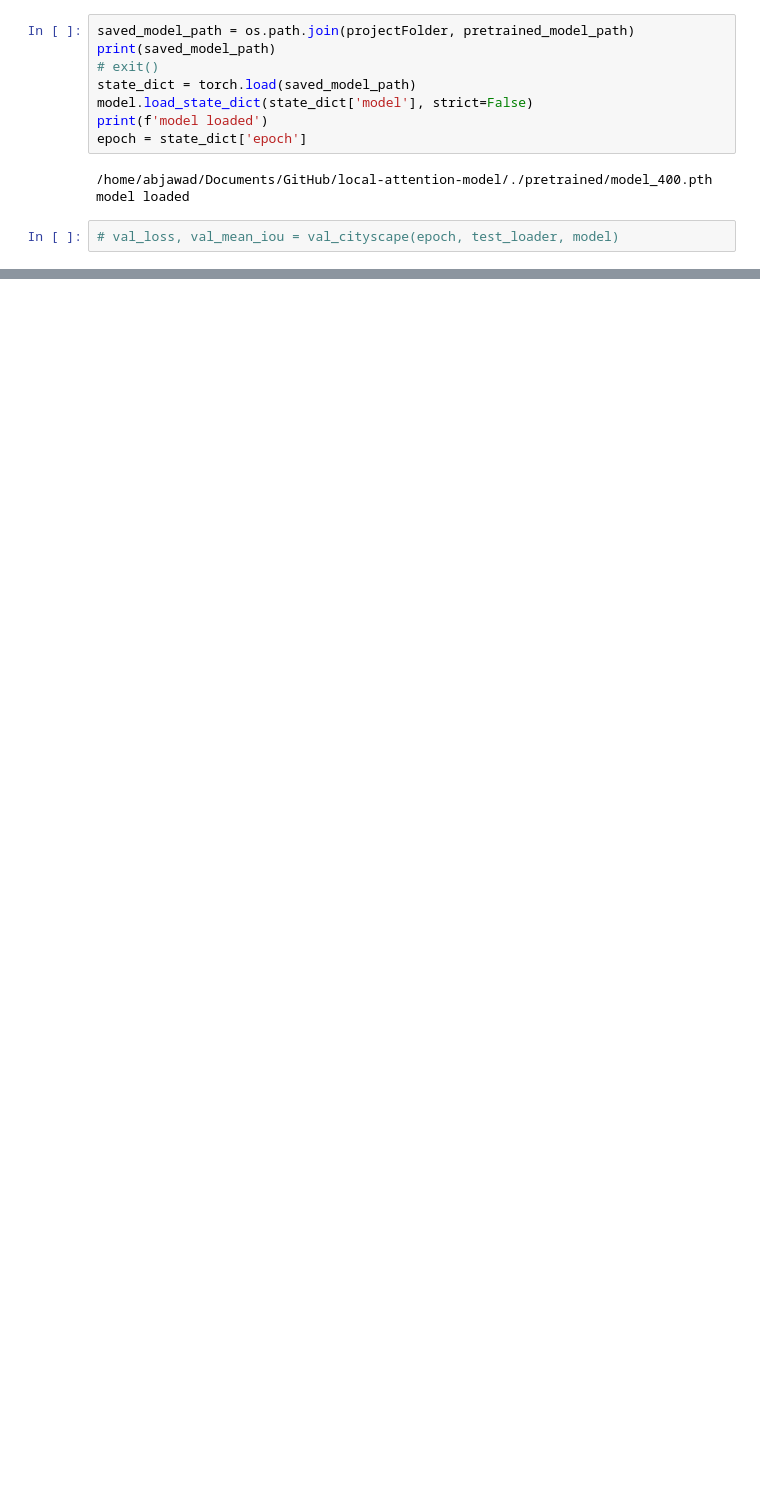
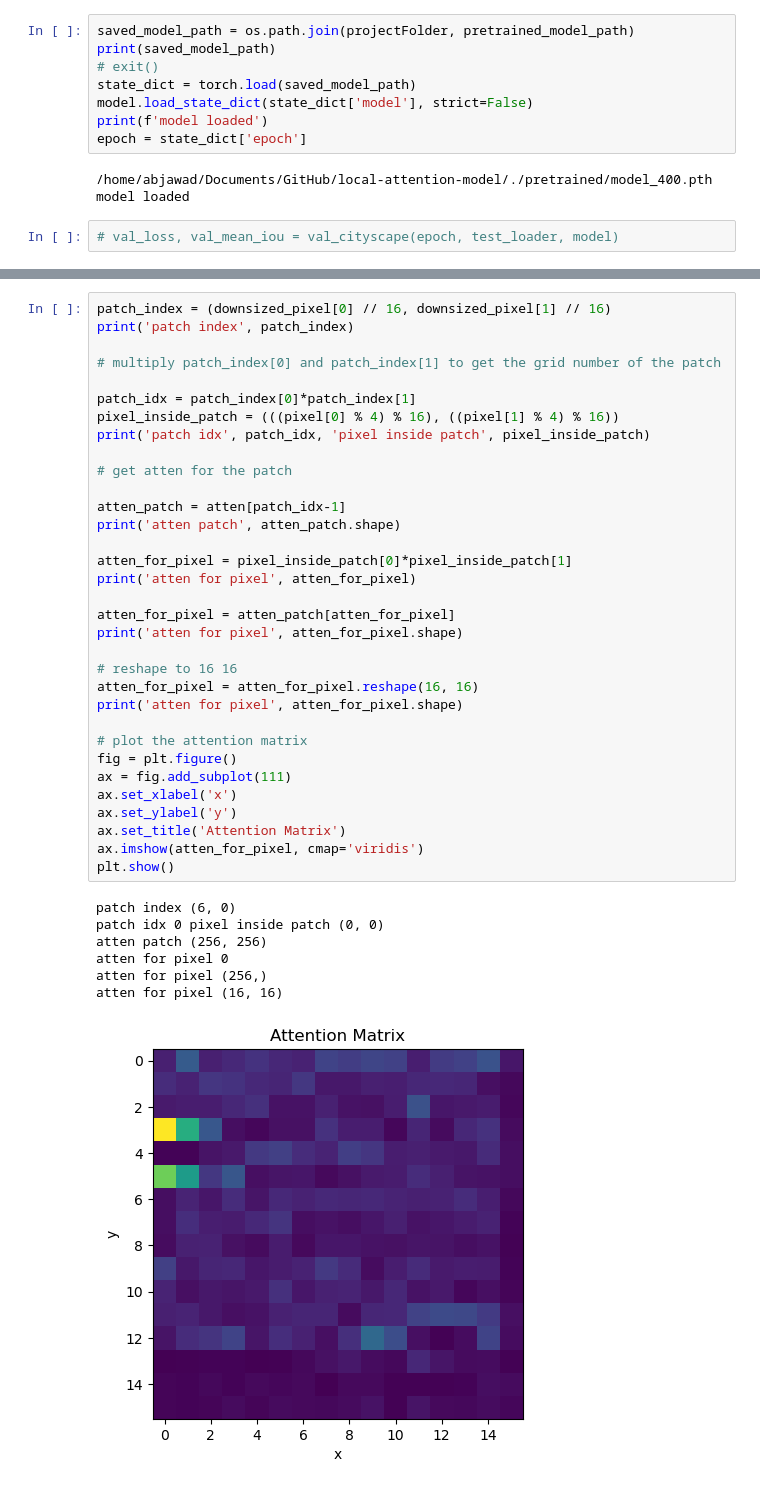
Before and after one commit to mahfuzalhasan/local-attention-model, a Jupyter notebook: notebooks/atten_viz_pretrained.ipynb, the cells around one changed output, grey strips where cells are left out. Drawn from its saved outputs; the diff is of its cells as text; blank space fills up the shorter version.

```diff
--- a/notebooks/atten_viz_pretrained.ipynb
+++ b/notebooks/atten_viz_pretrained.ipynb
@@ -167,0 +246,41 @@ print(np.unique(mat))
+# %%
+patch_index = (downsized_pixel[0] // 16, downsized_pixel[1] // 16)
+print('patch index', patch_index)
+
+# multiply patch_index[0] and patch_index[1] to get the grid number of the patch
+
+patch_idx = patch_index[0]*patch_index[1]
+pixel_inside_patch = (((pixel[0] % 4) % 16), ((pixel[1] % 4) % 16))
+print('patch idx', patch_idx, 'pixel inside patch', pixel_inside_patch)
+
+# get atten for the patch
+
+atten_patch = atten[patch_idx-1]
+print('atten patch', atten_patch.shape)
+
+atten_for_pixel = pixel_inside_patch[0]*pixel_inside_patch[1]
+print('atten for pixel', atten_for_pixel)
+
+atten_for_pixel = atten_patch[atten_for_pixel]
+print('atten for pixel', atten_for_pixel.shape)
+
+# reshape to 16 16
+atten_for_pixel = atten_for_pixel.reshape(16, 16)
+print('atten for pixel', atten_for_pixel.shape)
+
+# plot the attention matrix
+fig = plt.figure()
+ax = fig.add_subplot(111)
+ax.set_xlabel('x')
+ax.set_ylabel('y')
+ax.set_title('Attention Matrix')
+ax.imshow(atten_for_pixel, cmap='viridis')
+plt.show()
+# %% [output]
+patch index (6, 0)
+patch idx 0 pixel inside patch (0, 0)
+atten patch (256, 256)
+atten for pixel 0
+atten for pixel (256,)
+atten for pixel (16, 16)
+[figure, added]
```
Also changed, not shown: parts of 11 cells of this notebook, 16 other files.
